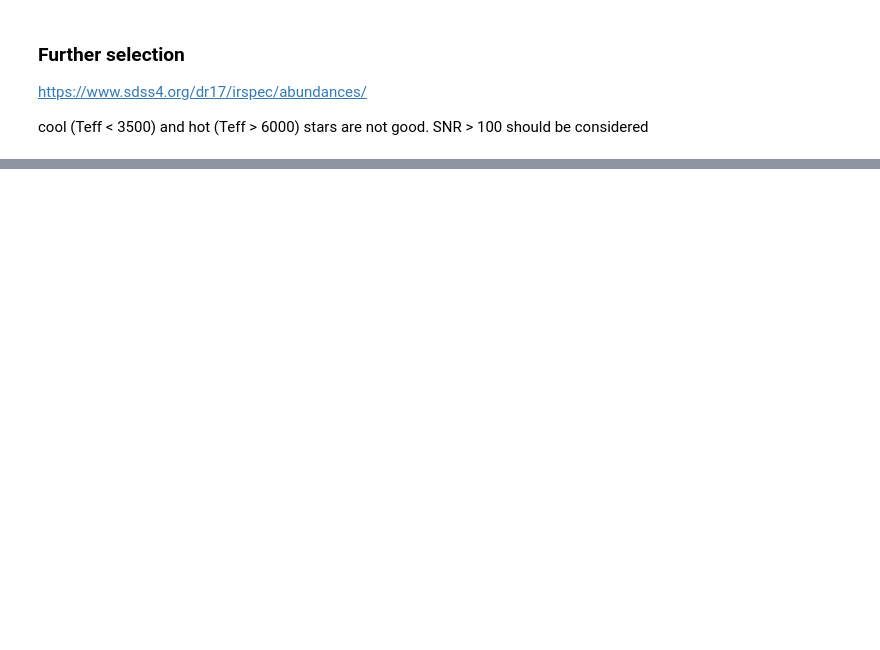
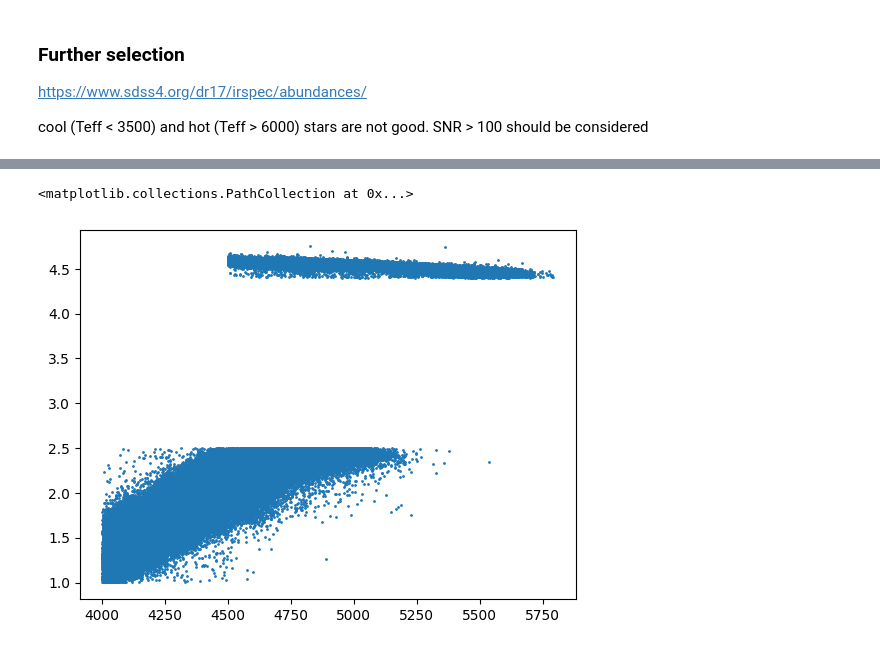
Before and after one commit to vadibekyan/AbundanceML, a Jupyter notebook: apogee_fits_read.ipynb, the cells around one changed output, grey strips where cells are left out. Cells and saved outputs as stored; diff of their text form; code cells hidden in the pictures; blank space fills up the shorter version.

```diff
--- a/apogee_fits_read.ipynb
+++ b/apogee_fits_read.ipynb
@@ -299,0 +190,5 @@ See the caveats in the documentation: https://pandas.pydata.org/pandas-docs/stab
+# %%
+plt.scatter(MST_final_sample.TEFF, MST_final_sample.LOGG, s = 1)
+# %% [output]
+<matplotlib.collections.PathCollection at 0x...>
+[figure, added]
```
Also changed, not shown: parts of 32 cells of this notebook, 2 other files.
